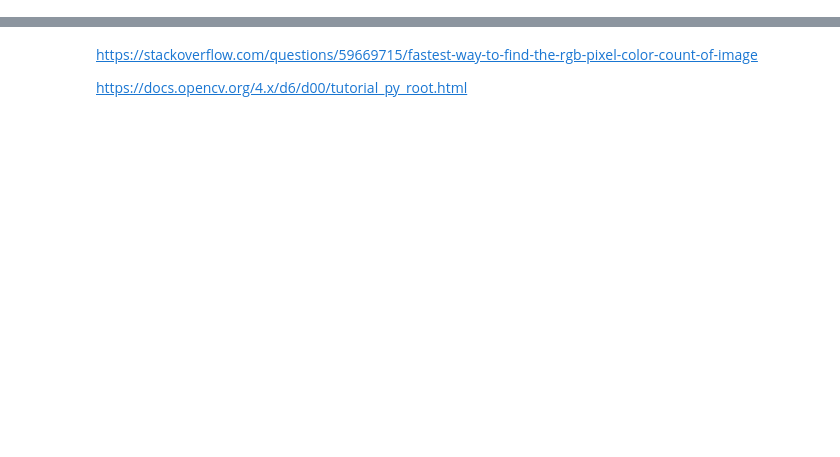
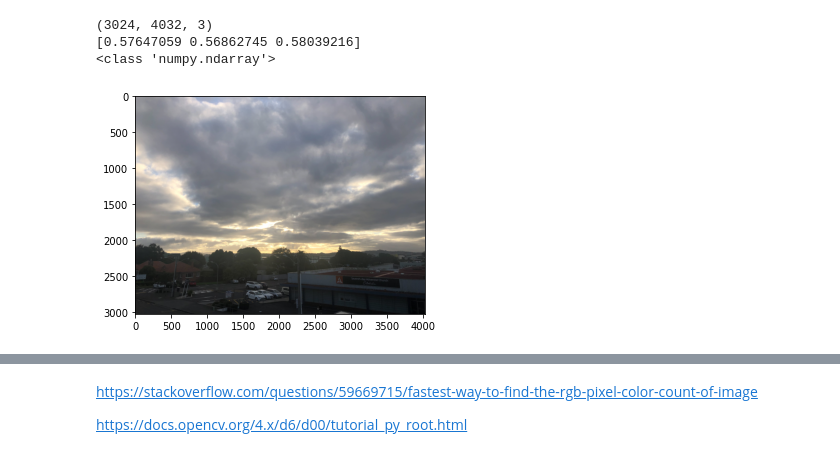
Before and after one commit to ICWallis/image-processing, a Jupyter notebook: method_hacking.ipynb, the cells around one changed output, grey strips where cells are left out. Cells and saved outputs as stored; diff of their text form; code cells hidden in the pictures; blank space fills up the shorter version.

```diff
--- a/method_hacking.ipynb
+++ b/method_hacking.ipynb
@@ -10,0 +38,16 @@ import ipympl
+# %%
+# Converted the RGB values from whole numbers to scaled from 0 - 1
+# we would want to do this if we want to do some transformations
+image_float = img_as_float(image)
+
+print(image_float.shape)
+print(image_float[0,0]) # RGB for top, left pixel
+print(type(image_float))
+
+plt.imshow(image_float)
+plt.show()
+# %% [output]
+(3024, 4032, 3)
+[0.57647059 0.56862745 0.58039216]
+<class 'numpy.ndarray'>
+[figure, added]
```
Also changed, not shown: parts of 14 cells of this notebook.
